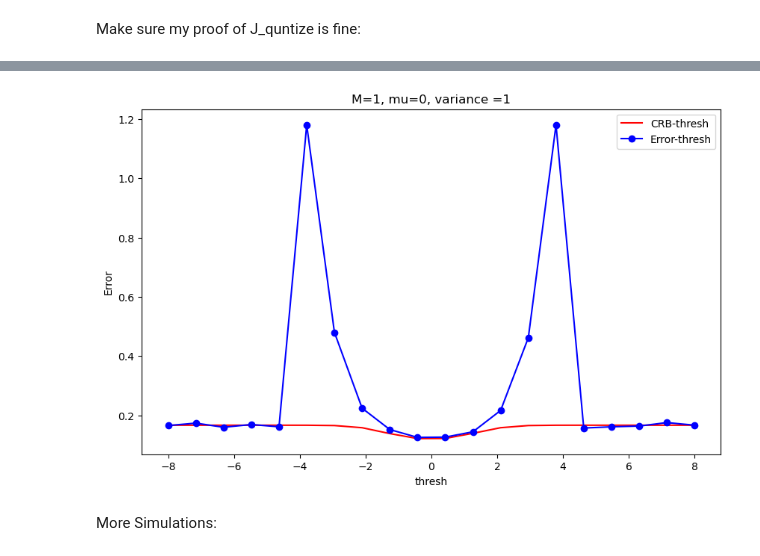
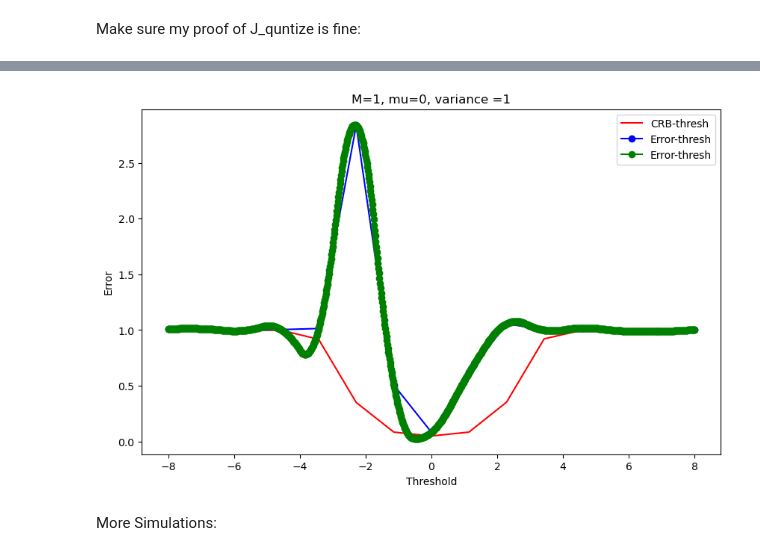
Before and after one commit to mazyaniv/Channel_Estimation, a Jupyter notebook: yaniv.ipynb, the cells around one changed output, grey strips where cells are left out. Saved outputs shown, nothing was run; the diff lists cells and outputs as text; code cells hidden in the pictures.

```diff
--- a/yaniv.ipynb
+++ b/yaniv.ipynb
@@ -114,20 +115,36 @@ def covariance(v1,v2):
 # %% [markdown]
 Main work:
 # %%
-def MSE_general_numerical(sigma1,sigma2, n_a,n_q, matrix, observ, epsilon=0.1, thresh_real=0,thresh_im=0):
+def MSE_general_numerical(sigma1,sigma2, n_a,n_q, matrix, observ, thresh_real=0,thresh_im=0):
     cov = np.zeros((observ, M, M))
     cov_teta_xa = matrix[0].transpose().conjugate()
-    x_a_vec, x_q_vec, teta_vec = samp(sigma1,sigma2, n_a,n_q, matrix,int(5e4),thresh_real,thresh_im)
+    x_a_vec, x_q_vec, teta_vec = samp(sigma1,sigma2, n_a,n_q, matrix,5000,thresh_real,thresh_im)
     cov_teta_xq = covariance(teta_vec,x_q_vec)
     inv_A = (np.identity(M*n_a)-((1/(rho_a*n_a+pow(sigma1,2)))*(matrix[0]@matrix[0].transpose().conjugate())))/pow(sigma1,2) #Na X Na
     B = covariance(x_a_vec,x_q_vec) #Na X Nq
     C = B.conjugate().transpose() #Nq X Na, B.conjugate().transpose()
     D = covariance(x_q_vec,x_q_vec) #np.cov(x_q_vec) #Nq X Nq
     K = D-C@inv_A@B
+
+    # print("========")
+    # print("Thresh=",thresh_real[0])
+    # print("condition number:", LA.cond(K))
     if np.linalg.det(K) == 0: #check if K is singular
+        # print("Singular")
         U,S,V = np.linalg.svd(K)
-        S[S<epsilon] = epsilon
+        S[S<0.1] = 0.1
         K = U@np.diag(S)@V #K+epsilon*np.identity(K.shape[0])
+    else:
+        # print("Non singular")
+        while True:
+            U,S,V = np.linalg.svd(K)
+            epsilon = random.uniform(0.01, 15)
+            S[S<epsilon] = epsilon
+            K = U@np.diag(S)@V #K+epsilon*np.identity(K.shape[0])
+            if float(LA.cond(K)) < float(1.2):
+                # print(epsilon)
+                break
+    # print("new condition number:",LA.cond(K))
     inv_K = LA.inv(K)
     cov_x_inv_up =np.concatenate((inv_A+(inv_A@B@inv_K@C@inv_A), -1*(inv_A@B@inv_K)),axis=1)
     cov_x_inv_down = np.concatenate((-1*(inv_K@C@inv_A), inv_K),axis=1)
@@ -153,6 +170,8 @@ def MSE_general_numerical(sigma1,sigma2, n_a,n_q, matrix, observ, epsilon=0.1, t
         cov[i,:,:] = ((teta_hat-teta)@((teta_hat-teta).conjugate().T)).real #m>1, real number
         #cov[i,:,:] = ((teta_hat-teta)*(teta_hat-teta).conjugate()).real #M=1, real number
     cov_matrix = np.sum(cov,0)/(np.shape(cov)[0])
+    # print("Error:", LA.norm(cov_matrix, "fro"))
+    # print("========")
     return LA.norm(cov_matrix, "fro")#M>1 np.squeeze(cov_matrix)
 # %%
 def MSE_zertothresh_analytic(sigma1,sigma2, n_a,n_q):
@@ -562,28 +557,35 @@ plt.show()
 # %%
 mu = 0
-new_sim=1000
-thresh_space = np.linspace(-8,8,20)
+new_sim=int(1e4)
+thresh_space = np.linspace(-8,8,15)
+na = 0
+nq = 40
 matrix_const = Matrix(na,nq)
 thresh_const = np.ones((M*nq, 1))
 # thresh_real = thresh_G(nq,matrix_const[1])[0]
 # thresh_imag = thresh_G(nq,matrix_const[1])[1]
 
-L_Estimator_numerical = [MSE_general_numerical(1,1, na,nq, matrix_const, new_sim,0.1,thresh_space[i]*thresh_const,thresh_space[i]*thresh_const) for i in range(len(thresh_space))]
+
+L_Estimator_numerical = [MSE_general_numerical(1,1, na,nq, matrix_const, new_sim,thresh_space[i]*thresh_const,thresh_space[i]*thresh_const) for i in range(len(thresh_space))]
 CRB1 = [CRB(1,1,na,nq,matrix_const,1,new_sim,thresh_space[i]*thresh_const,thresh_space[i]*thresh_const) for i in range(len(thresh_space))]
 # CRB_pp1 = [CRB_pp2(1,1,na,nq,matrix_const,new_sim,thresh_space[i]*thresh_const,thresh_space[i]*thresh_const) for i in range(len(thresh_space))]
 ######################
 fig = plt.figure(figsize=(10, 6))
 plt.plot(thresh_space, CRB1, color="red", label='CRB-thresh')
 # plt.plot(thresh_space, CRB_pp1, color="green", label='CRB_pp-thresh')
 plt.plot(thresh_space, L_Estimator_numerical, marker="o",color="blue", label='Error-thresh')
+cubic_interpolation_model = interp1d(thresh_space, L_Estimator_numerical, kind="quadratic")
+X_ = np.linspace(thresh_space.min(), thresh_space.max(), 1000)
+Y_ = cubic_interpolation_model(X_)
+plt.plot(X_, Y_, color="green", marker="o",label='Error-thresh')
 
 plt.title("M={}, mu={}, variance ={}".format(M,mu,round(2*pow(sigma_teta,2))))
 plt.ylabel("Error")
-plt.xlabel("thresh")
+plt.xlabel("Threshold")
 plt.legend()
 plt.show()
 # %% [output]
-[figure, old version]
+[figure, new version]
 # %% [markdown]
 More Simulations:
 # %%
```
Also changed, not shown: parts of 5 cells of this notebook, 1 other file.
